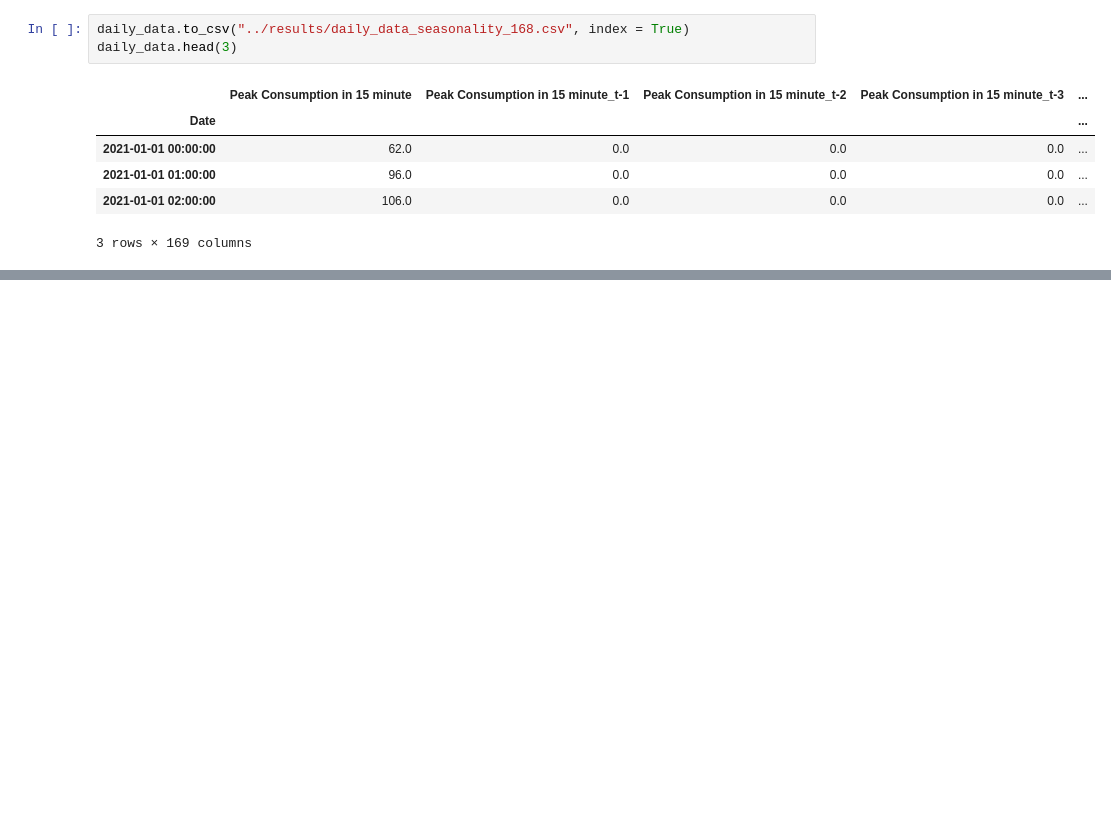
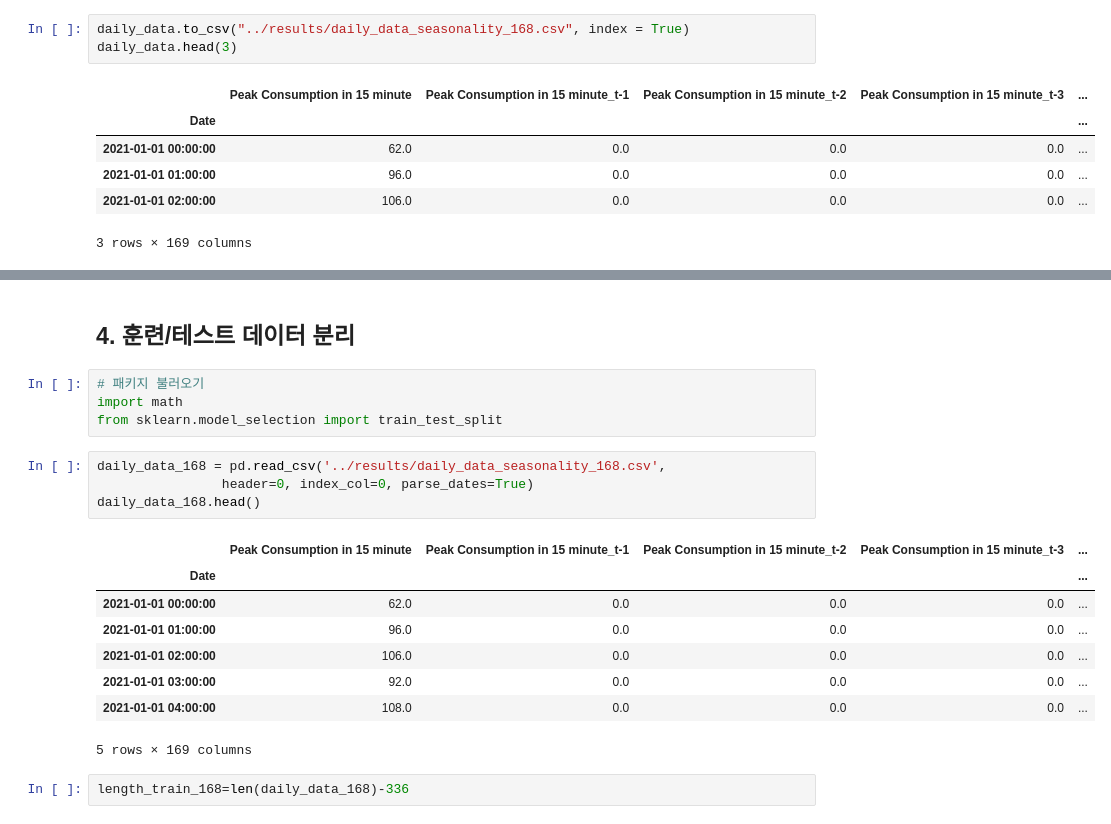
Before and after one commit to SeoHyun1024/kamp-resource-optimization-benchmark, a Jupyter notebook: notebooks/01_preprocessing.ipynb, the cells around one changed output, grey strips where cells are left out. Saved outputs shown, nothing was run; the diff lists cells and outputs as text; blank space fills up the shorter version.

```diff
--- a/notebooks/01_preprocessing.ipynb
+++ b/notebooks/01_preprocessing.ipynb
@@ -358,0 +378,21 @@ daily_data.head(3)
+# %% [markdown]
+## 4. 훈련/테스트 데이터 분리
+# %%
+# 패키지 불러오기
+import math
+from sklearn.model_selection import train_test_split
+# %%
+daily_data_168 = pd.read_csv('../results/daily_data_seasonality_168.csv',
+                header=0, index_col=0, parse_dates=True)
+daily_data_168.head()
+# %% [output]
+|  | Peak Consumption in 15 minute | Peak Consumption in 15 minute_t-1 | Peak Consumption in 15 minute_t-2 | Peak Consumption in 15 minute_t-3 | ... |
+| Date |  |  |  |  | ... |
+| 2021-01-01 00:00:00 | 62.0 | 0.0 | 0.0 | 0.0 | ... |
+| 2021-01-01 01:00:00 | 96.0 | 0.0 | 0.0 | 0.0 | ... |
+| 2021-01-01 02:00:00 | 106.0 | 0.0 | 0.0 | 0.0 | ... |
+| 2021-01-01 03:00:00 | 92.0 | 0.0 | 0.0 | 0.0 | ... |
+| 2021-01-01 04:00:00 | 108.0 | 0.0 | 0.0 | 0.0 | ... |
+5 rows × 169 columns
+# %%
+length_train_168=len(daily_data_168)-336
```
Also changed, not shown: parts of 22 cells of this notebook, 1 other file.
